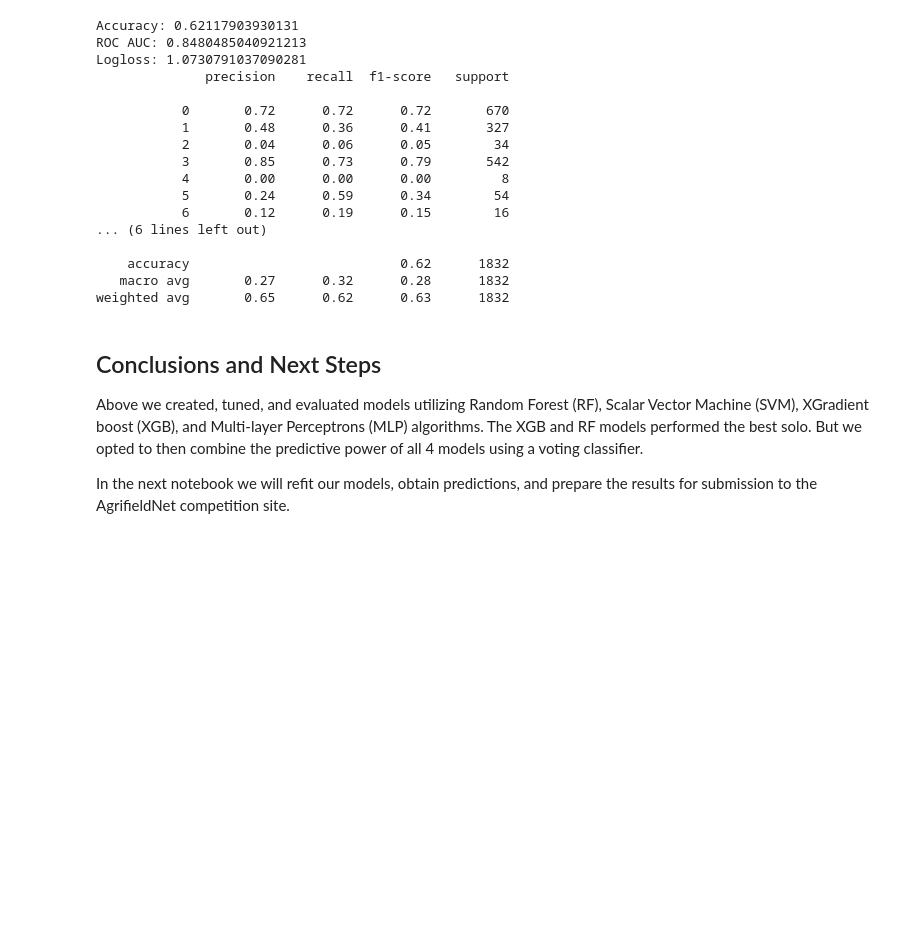
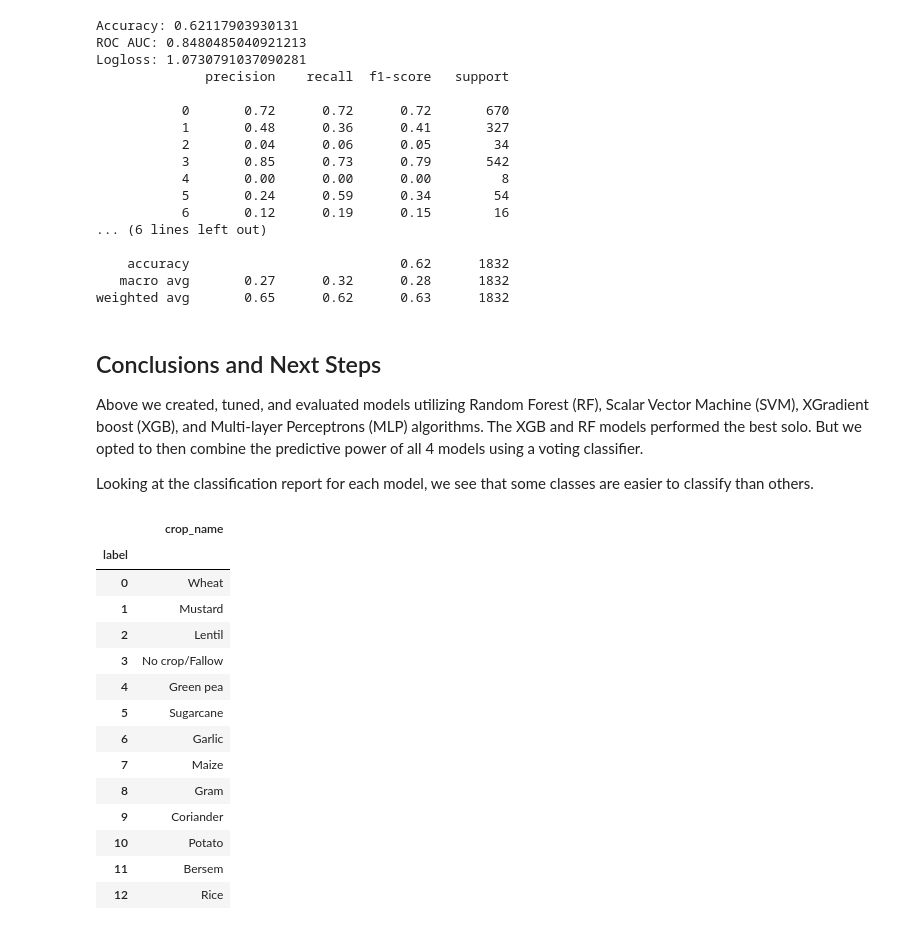
Before and after one commit to smithcommajoseph/agrifieldnet_india, a Jupyter notebook: code/notebooks/3. Modeling.ipynb, the cells around one changed output. Drawn from its saved outputs; the diff is of its cells as text; code cells hidden in the pictures; blank space fills up the shorter version.

Commit message:
Updating copy and docs within the notebooks

```diff
--- a/code/notebooks/3. Modeling.ipynb
+++ b/code/notebooks/3. Modeling.ipynb
@@ -30,6 +30,12 @@ from utils.file_ops import *
 from utils.runtime_helpers import *
 
 seed_val = 922
+
+# get config
+CONFIG = read_yaml('../../conf.yaml')
+
+# get crops for crop_id -> crop_name resolution
+crops = CONFIG['CROPS']
 # %% [markdown]
 Load the data and add Crop Labels to Train Data
 # %%
@@ -531,4 +545,25 @@ pickle.dump(vc_p, open(filename, 'wb'))
 
 Above we created, tuned, and evaluated models utilizing Random Forest (RF), Scalar Vector Machine (SVM), XGradient boost (XGB), and Multi-layer Perceptrons (MLP) algorithms. The XGB and RF models performed the best solo. But we opted to then combine the predictive power of all 4 models using a voting classifier.
 
-In the next notebook we will refit our models, obtain predictions, and prepare the results for submission to the AgrifieldNet competition site.
+Looking at the classification report for each model, we see that some classes are easier to classify than others.
+# %%
+crop_names = [get_crop_name_from_id(crops, cid) for cid in le.classes_]
+le_resolution = pd.DataFrame(crop_names, columns=['crop_name'])
+le_resolution.index.name = 'label'
+le_resolution
+# %% [output]
+|  | crop_name |
+| label |  |
+| 0 | Wheat |
+| 1 | Mustard |
+| 2 | Lentil |
+| 3 | No crop/Fallow |
+| 4 | Green pea |
+| 5 | Sugarcane |
+| 6 | Garlic |
+| 7 | Maize |
+| 8 | Gram |
+| 9 | Coriander |
+| 10 | Potato |
+| 11 | Bersem |
+| 12 | Rice |
```
Also changed, not shown: parts of 3 cells of this notebook, 4 other files.
